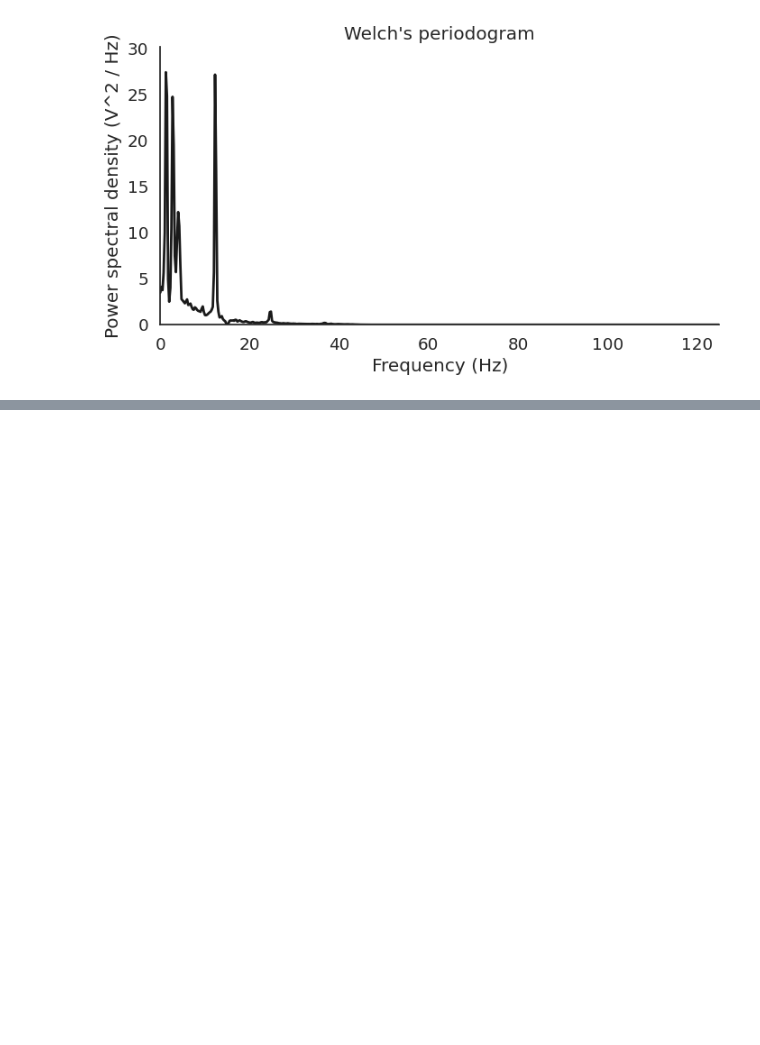
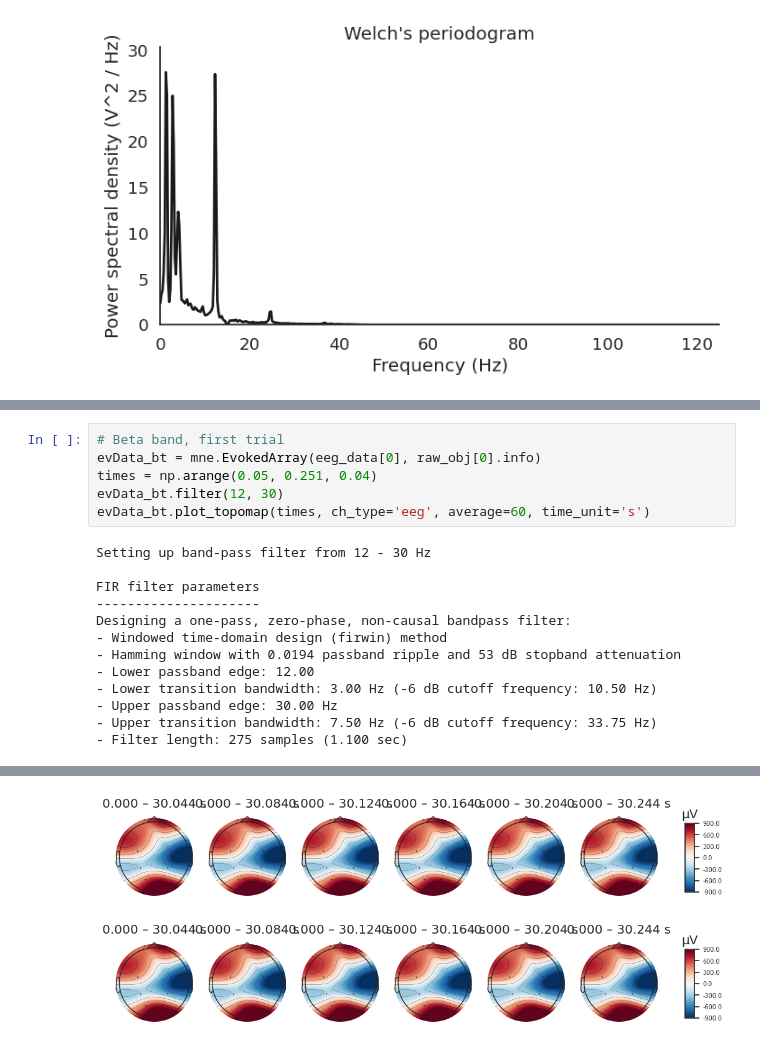
Before and after one commit to abhishek-topwal/OpenBCI_DataAnlaysis, a Jupyter notebook: anx_data_analysis.ipynb, the cells around one changed output, grey strips where cells are left out. Drawn from its saved outputs; the diff is of its cells as text; blank space fills up the shorter version.

```diff
--- a/anx_data_analysis.ipynb
+++ b/anx_data_analysis.ipynb
@@ -372,0 +230,19 @@ plt.show()
+# %%
+# Beta band, first trial
+evData_bt = mne.EvokedArray(eeg_data[0], raw_obj[0].info)
+times = np.arange(0.05, 0.251, 0.04)
+evData_bt.filter(12, 30)
+evData_bt.plot_topomap(times, ch_type='eeg', average=60, time_unit='s')
+# %% [output]
+Setting up band-pass filter from 12 - 30 Hz
+
+FIR filter parameters
+---------------------
+Designing a one-pass, zero-phase, non-causal bandpass filter:
+- Windowed time-domain design (firwin) method
+- Hamming window with 0.0194 passband ripple and 53 dB stopband attenuation
+- Lower passband edge: 12.00
+- Lower transition bandwidth: 3.00 Hz (-6 dB cutoff frequency: 10.50 Hz)
+- Upper passband edge: 30.00 Hz
+- Upper transition bandwidth: 7.50 Hz (-6 dB cutoff frequency: 33.75 Hz)
+- Filter length: 275 samples (1.100 sec)
@@ -372,0 +255,2 @@ plt.show()
+[figure, added]
+[figure, added]
```
Also changed, not shown: parts of 7 cells of this notebook.
